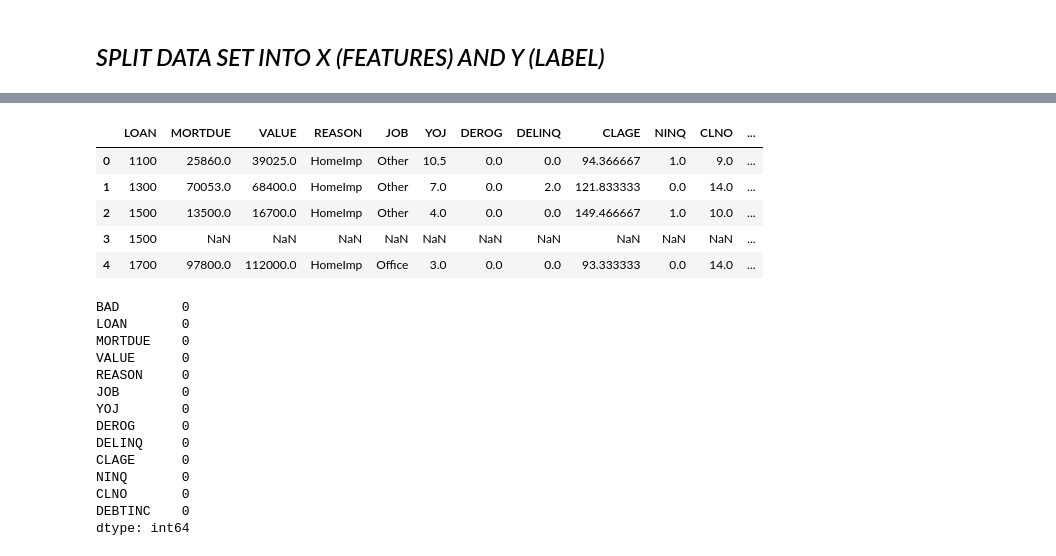
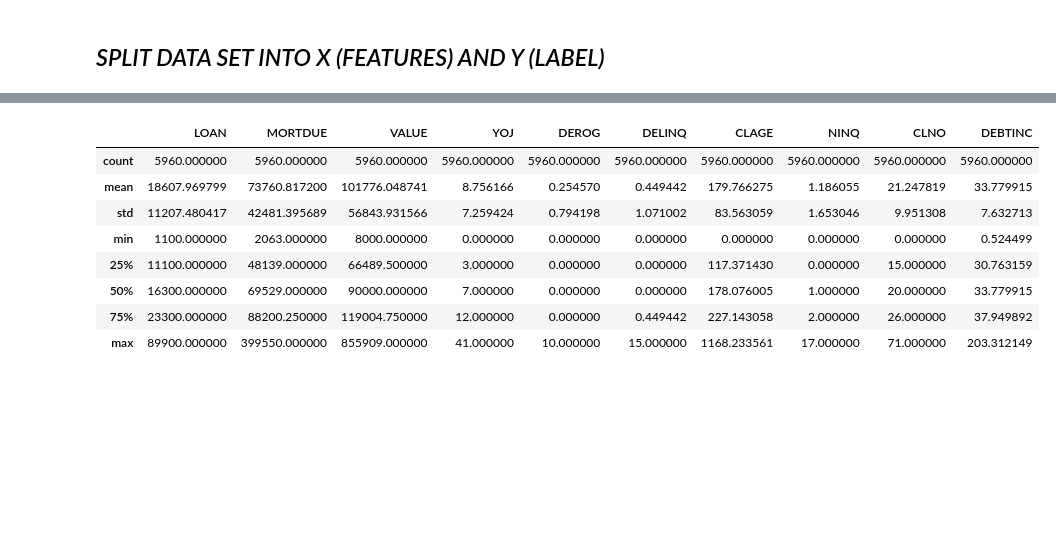
Before and after one commit to SmogJ/3MTT_Project_Loan_Default_Predicton, a Jupyter notebook: hmeq_loan_default_prediction.ipynb, the cells around one changed output, grey strips where cells are left out. Saved outputs shown, nothing was run; the diff lists cells and outputs as text; code cells hidden in the pictures; blank space fills up the shorter version.

```diff
--- a/hmeq_loan_default_prediction.ipynb
+++ b/hmeq_loan_default_prediction.ipynb
@@ -207,3 +234,12 @@ sns.catplot(default, x="JOB", y="CLAGE", hue="REASON")
 # %%
-# correct datatypes
-# input missing values
+# Filling the missing values
+mean_df= ['MORTDUE', 'VALUE', 'CLAGE', 'DEBTINC', 'DEROG', 'DELINQ', 'NINQ']
+df[mean_df]= df[mean_df].fillna(df[mean_df].mean())
+
+med_df= ['CLNO', 'YOJ']
+df[med_df]= df[med_df].fillna(df[med_df].median())
+
+cat_df= ['REASON', 'JOB']
+df[cat_df]= df[cat_df].bfill()
+
+df.isna().sum()
@@ -224,41 +301,12 @@ Name: BAD, dtype: int64
 # %%
-x.head()
+x.describe()
 # %% [output]
-|  | LOAN | MORTDUE | VALUE | REASON | JOB | YOJ | DEROG | DELINQ | CLAGE | NINQ | CLNO | ... |
-| 0 | 1100 | 25860.0 | 39025.0 | HomeImp | Other | 10.5 | 0.0 | 0.0 | 94.366667 | 1.0 | 9.0 | ... |
-| 1 | 1300 | 70053.0 | 68400.0 | HomeImp | Other | 7.0 | 0.0 | 2.0 | 121.833333 | 0.0 | 14.0 | ... |
-| 2 | 1500 | 13500.0 | 16700.0 | HomeImp | Other | 4.0 | 0.0 | 0.0 | 149.466667 | 1.0 | 10.0 | ... |
-| 3 | 1500 | NaN | NaN | NaN | NaN | NaN | NaN | NaN | NaN | NaN | NaN | ... |
-| 4 | 1700 | 97800.0 | 112000.0 | HomeImp | Office | 3.0 | 0.0 | 0.0 | 93.333333 | 0.0 | 14.0 | ... |
+|  | LOAN | MORTDUE | VALUE | YOJ | DEROG | DELINQ | CLAGE | NINQ | CLNO | DEBTINC |
+| count | 5960.000000 | 5960.000000 | 5960.000000 | 5960.000000 | 5960.000000 | 5960.000000 | 5960.000000 | 5960.000000 | 5960.000000 | 5960.000000 |
+| mean | 18607.969799 | 73760.817200 | 101776.048741 | 8.756166 | 0.254570 | 0.449442 | 179.766275 | 1.186055 | 21.247819 | 33.779915 |
+| std | 11207.480417 | 42481.395689 | 56843.931566 | 7.259424 | 0.794198 | 1.071002 | 83.563059 | 1.653046 | 9.951308 | 7.632713 |
+| min | 1100.000000 | 2063.000000 | 8000.000000 | 0.000000 | 0.000000 | 0.000000 | 0.000000 | 0.000000 | 0.000000 | 0.524499 |
+| 25% | 11100.000000 | 48139.000000 | 66489.500000 | 3.000000 | 0.000000 | 0.000000 | 117.371430 | 0.000000 | 15.000000 | 30.763159 |
+| 50% | 16300.000000 | 69529.000000 | 90000.000000 | 7.000000 | 0.000000 | 0.000000 | 178.076005 | 1.000000 | 20.000000 | 33.779915 |
+| 75% | 23300.000000 | 88200.250000 | 119004.750000 | 12.000000 | 0.000000 | 0.449442 | 227.143058 | 2.000000 | 26.000000 | 37.949892 |
+| max | 89900.000000 | 399550.000000 | 855909.000000 | 41.000000 | 10.000000 | 15.000000 | 1168.233561 | 17.000000 | 71.000000 | 203.312149 |
-# %%
-from sklearn.impute import SimpleImputer
-
-# Define strategies for imputing missing values
-# Numerical columns: Mean imputation
-num_cols = df.select_dtypes(include=['float64', 'int64']).columns.drop('BAD')
-num_imputer = SimpleImputer(strategy='mean')
-df[num_cols] = num_imputer.fit_transform(df[num_cols])
-
-# Categorical columns: Most frequent value imputation
-cat_cols = df.select_dtypes(include=['object']).columns
-cat_imputer = SimpleImputer(strategy='most_frequent')
-df[cat_cols] = cat_imputer.fit_transform(df[cat_cols])
-
-# Verify that all missing values have been handled
-missing_values_post_imputation = df.isnull().sum()
-missing_values_post_imputation
-# %% [output]
-BAD        0
-LOAN       0
-MORTDUE    0
-VALUE      0
-REASON     0
-JOB        0
-YOJ        0
-DEROG      0
-DELINQ     0
-CLAGE      0
-NINQ       0
-CLNO       0
-DEBTINC    0
-dtype: int64
```
Also changed, not shown: parts of 42 cells of this notebook, 14 other files.
